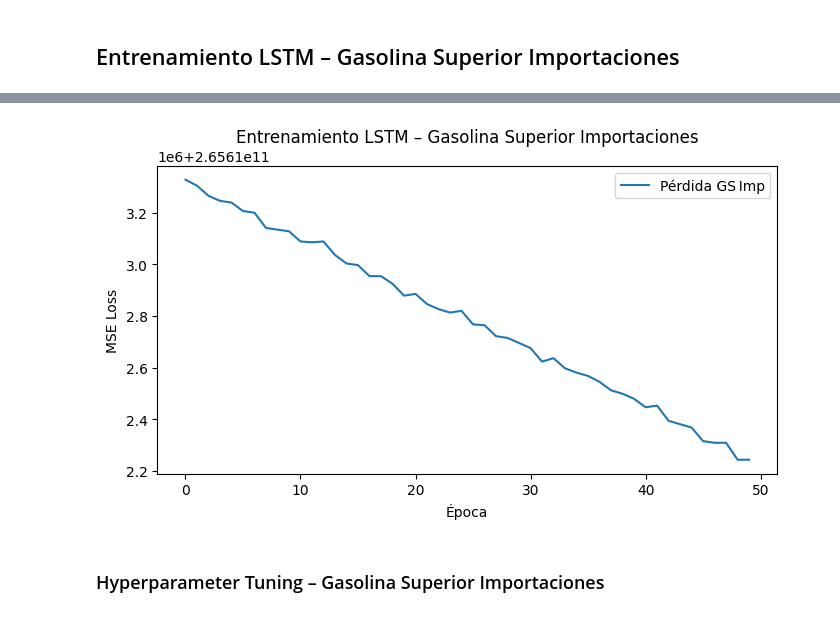
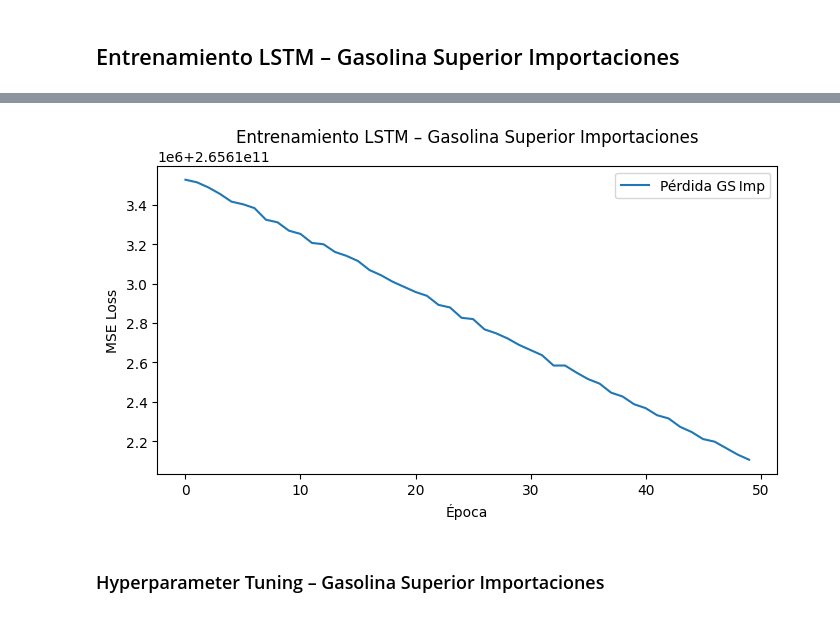
Before and after one commit to Diegoval-Dev/DC-Lab2, a Jupyter notebook: laboratorio2.ipynb, the cells around one changed output, grey strips where cells are left out. Drawn from its saved outputs; the diff is of its cells as text; code cells hidden in the pictures.

```diff
--- a/laboratorio2.ipynb
+++ b/laboratorio2.ipynb
@@ -205,7 +205,7 @@ print(f"Usando dispositivo: {device}")
 tensor_X_ir = torch.tensor(X_ir, dtype=torch.float32).to(device)
 tensor_y_ir = torch.tensor(y_ir, dtype=torch.float32).to(device)
 
-batch_size = 16
+batch_size = 8
 loader_ir = DataLoader(TensorDataset(tensor_X_ir, tensor_y_ir),
                        batch_size=batch_size, shuffle=True)
 
@@ -459,7 +459,7 @@ device = torch.device('cuda' if torch.cuda.is_available() else 'cpu')
 tensor_X_gs_imp = torch.tensor(X_gs_imp, dtype=torch.float32).to(device)
 tensor_y_gs_imp = torch.tensor(y_gs_imp, dtype=torch.float32).to(device)
 
-batch_size = 16
+batch_size = 8
 loader_gs_imp = DataLoader(
     TensorDataset(tensor_X_gs_imp, tensor_y_gs_imp),
     batch_size=batch_size,
@@ -509,4 +509,4 @@ Epoch 50, Loss: 265612243763.200012
-[figure, old version]
+[figure, new version]
 # %% [markdown]
 ### Hyperparameter Tuning – Gasolina Superior Importaciones
 # %%
```
Also changed, not shown: parts of 18 cells of this notebook, 2 other files.
